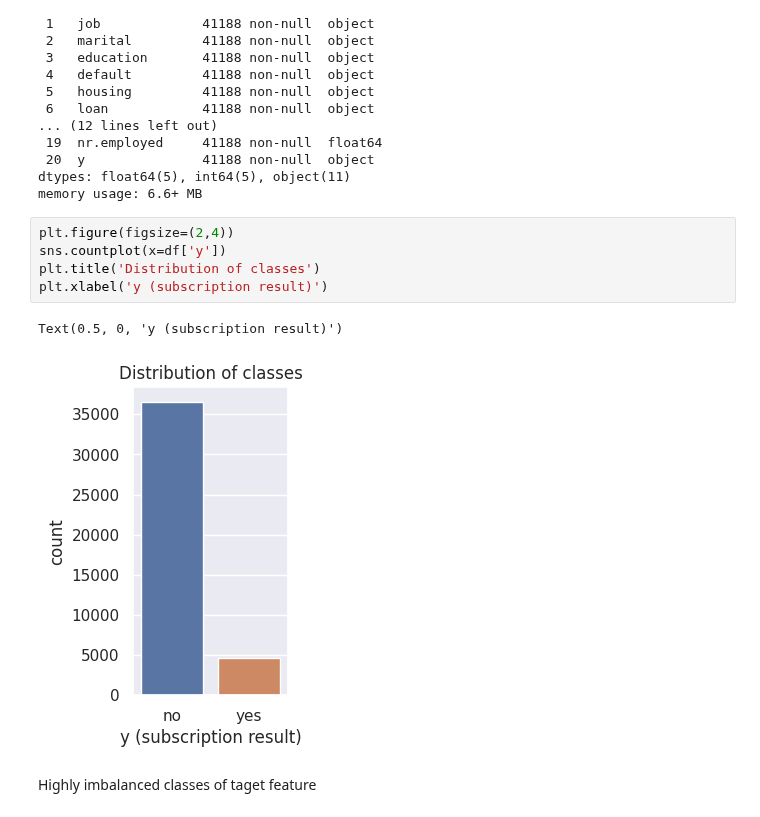
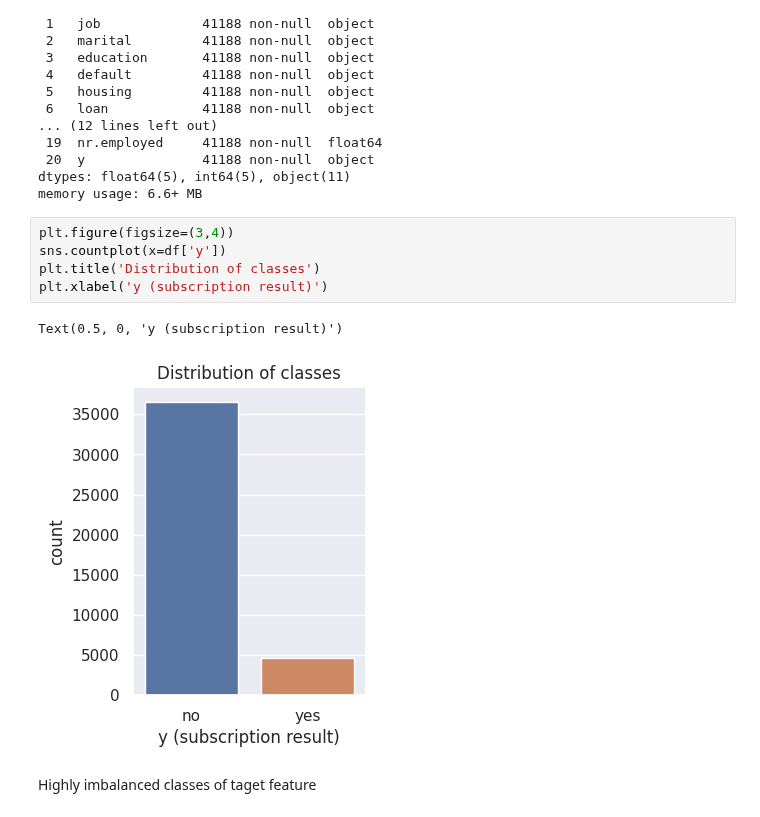
Before and after one commit to dmytrovelychko/rd_ds_python, a Jupyter notebook: cw.ipynb, the cells around one changed output. Cells and saved outputs as stored; diff of their text form.

```diff
--- a/cw.ipynb
+++ b/cw.ipynb
@@ -117,13 +117,13 @@ Data columns (total 21 columns):
 dtypes: float64(5), int64(5), object(11)
 memory usage: 6.6+ MB
 # %%
-plt.figure(figsize=(2,4))
+plt.figure(figsize=(3,4))
 sns.countplot(x=df['y'])
 plt.title('Distribution of classes')
 plt.xlabel('y (subscription result)')
 # %% [output]
 Text(0.5, 0, 'y (subscription result)')
-[figure, old version]
+[figure, new version]
 # %% [markdown]
 Highly imbalanced classes of taget feature
 # %% [markdown]
```
Also changed, not shown: parts of 5 cells of this notebook.
